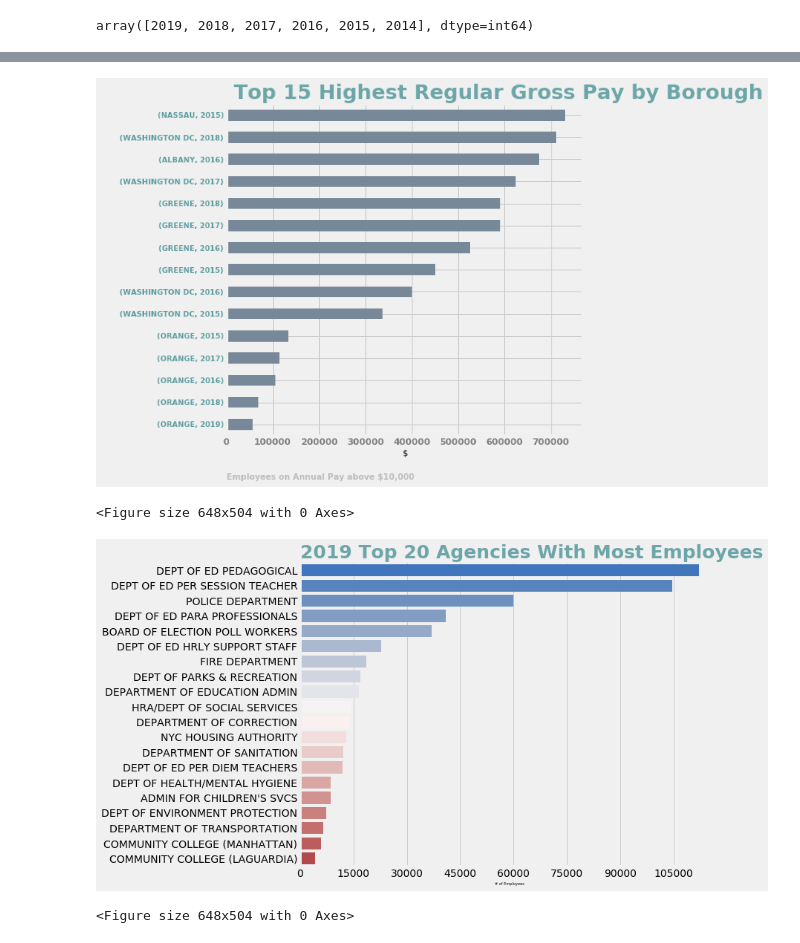
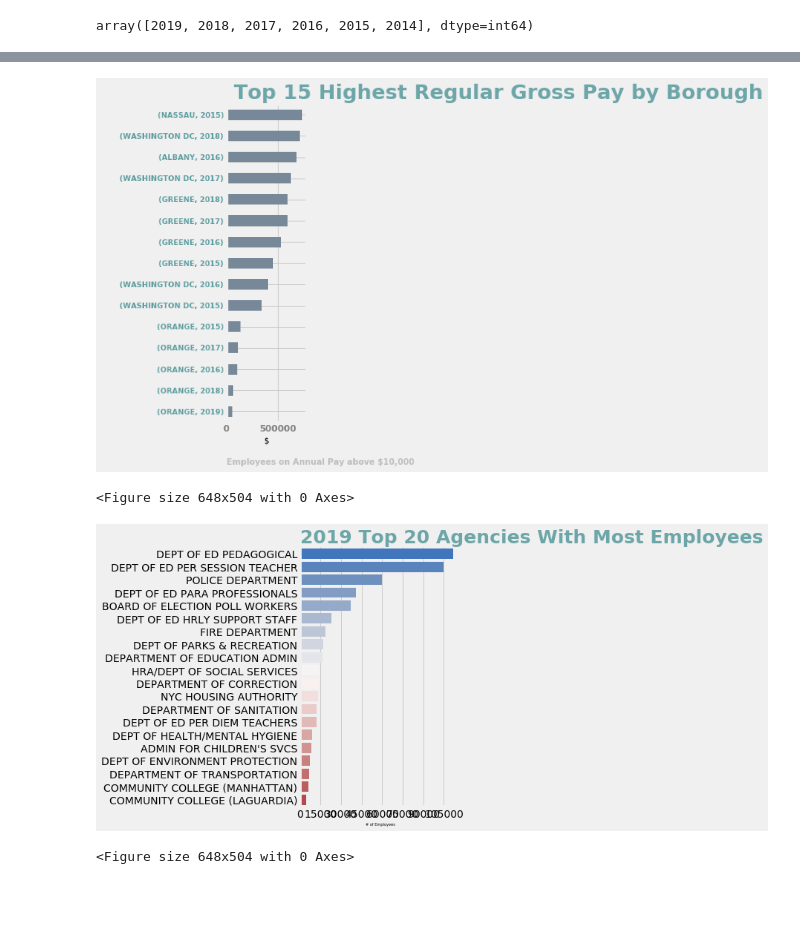
Before and after one commit to jhenvi/NYC-Citywide-Payroll-Data, a Jupyter notebook: NYC_PayrollAnalysis.ipynb, the cells around one changed output, grey strips where cells are left out. Cells and saved outputs as stored; diff of their text form; code cells hidden in the pictures; blank space fills up the shorter version.

```diff
--- a/NYC_PayrollAnalysis.ipynb
+++ b/NYC_PayrollAnalysis.ipynb
@@ -201,6 +203,6 @@ plt.savefig('output/highest_Paid_employees.png')
 <Figure size 504x504 with 0 Axes>
 # %%
-#Graph Gross Pay by work location, top 20
+#Graph Gross Pay by work location, top 15
 x.groupby(["Work Location Borough", "Fiscal Year"])["Regular Gross Paid"].sum().sort_values(ascending=True)[:15].plot(kind='barh',color='lightslategray')
 plt.xlabel('$',fontsize=10)
 plt.ylabel(" ")
@@ -212,31 +214,33 @@ plt.yticks(fontsize=9.0, weight="bold",color="cadetblue")
 plt.text(x=-5, y=-2.5, s="Employees on Annual Pay above $10,000",weight="bold", fontsize=10,color="gray", alpha=.45)
 
 # Show the Figure
+plt.tight_layout()
 plt.show()
 #save figure
 plt.savefig('output/Work_Location_Borough.png')
 # %% [output]
-[figure, old version]
+[figure, new version]
 <Figure size 648x504 with 0 Axes>
 # %%
 ## 2019 Agencies with most employes
 x1 = payroll_data1[payroll_data1["Fiscal Year"] == 2019]["Agency Name"].value_counts().sort_values(ascending=False)[0:20].values
 y1 = payroll_data1[payroll_data1["Fiscal Year"] == 2019]["Agency Name"].value_counts().sort_values(ascending=False)[0:20].index
 plt.rcParams["figure.figsize"]= 9,7
 ax1 = sb.barplot(x=x1, y=y1, palette="vlag", saturation=1)
 ax1.figure.gca().xaxis.set_major_locator(MaxNLocator(integer=True))
 sb.set_context("poster", font_scale=2)
 #Remove the top and right spines from plot(s). Figure to despine all axes of, defaults to the current figure.
 sb.despine()
 ax1.set_title("2019 Top 20 Agencies With Most Employees",loc="left",fontsize=25, color="cadetblue", fontweight= "bold", alpha=.90)
 
 plt.xlabel('# of Employees',fontsize=5)
 
 # Show the Figure
+plt.tight_layout()
 plt.show()
 #save figure
 plt.savefig('output/2019_Agencies_w_most employes.png')
 # %% [output]
-[figure, old version]
+[figure, new version]
 <Figure size 648x504 with 0 Axes>
 # %%
```
Also changed, not shown: parts of 14 cells of this notebook, 3 other files.
